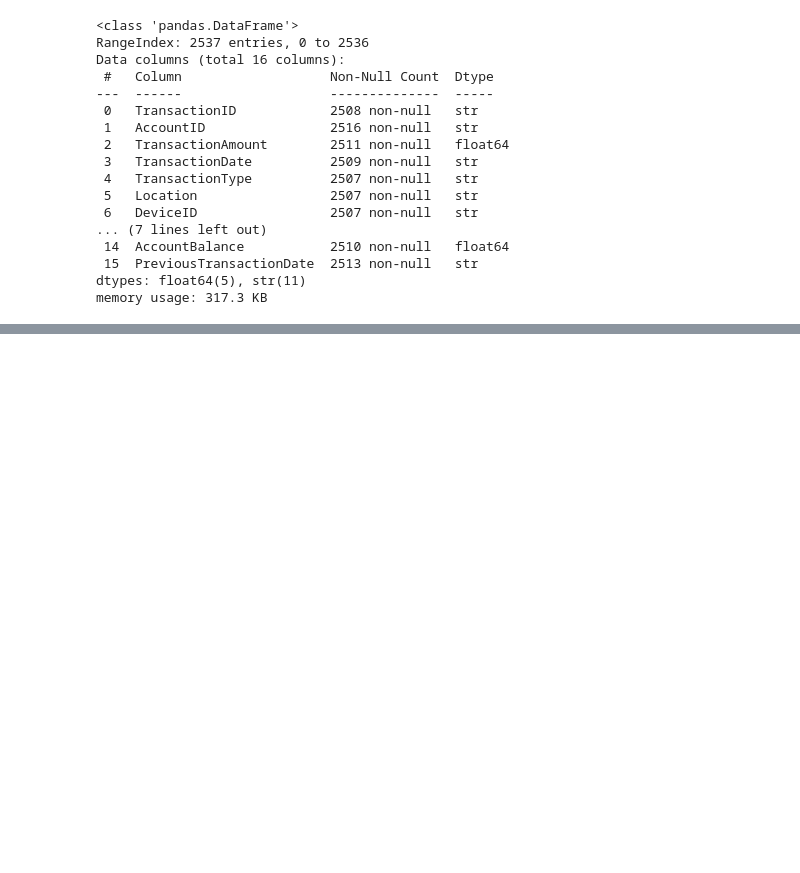
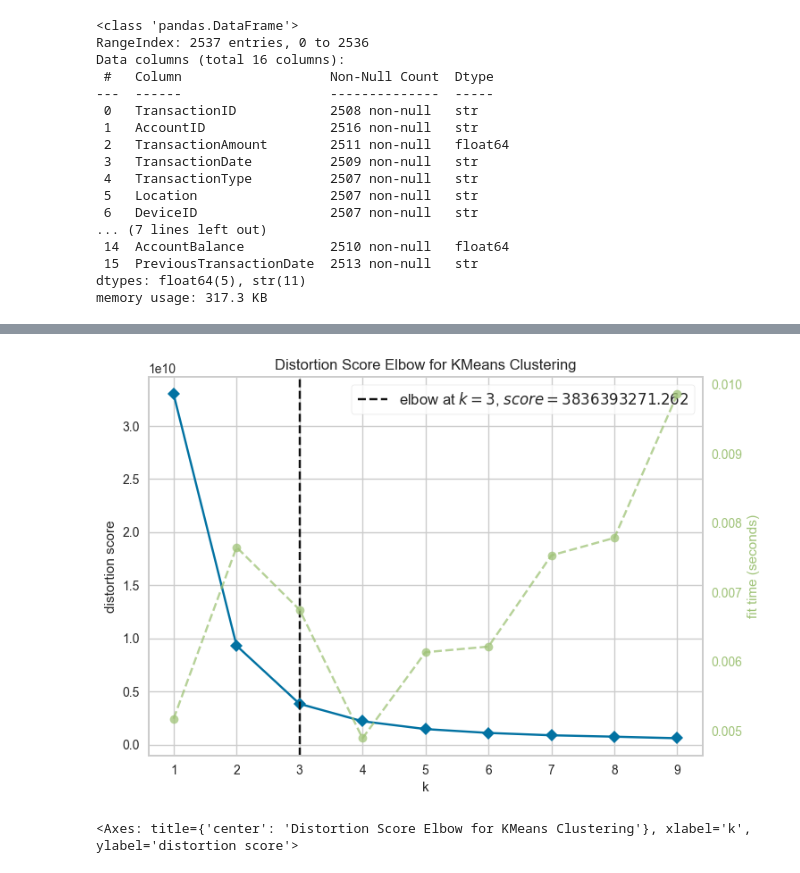
Before and after one commit to rafliandreansyah/bank_transactions, a Jupyter notebook: main.ipynb, the cells around one changed output, grey strips where cells are left out. Cells and saved outputs as stored; diff of their text form; code cells hidden in the pictures; blank space fills up the shorter version.

Commit message:
commit clustering

```diff
--- a/main.ipynb
+++ b/main.ipynb
@@ -224,0 +229,6 @@ for feature in numeric_features:
+# %%
+X = df_lencoder.values
+
+
+# Menampilkan data yang diambil dalam format DataFrame dengan nama kolom yang sesuai
+print(pd.DataFrame(X, columns=['Transaction Amount (k$)', 'Transaction Type', 'Location', 'Channel', 'Customer Age', 'Customer Occupation', 'Duration (Second)', 'Balance (k$)']))
@@ -224,0 +253,16 @@ for feature in numeric_features:
+# %%
+
+# Inisialisasi model KMeans tanpa parameter awal
+kmeans = KMeans()
+
+# Inisialisasi visualizer KElbow untuk menentukan jumlah cluster optimal
+visualizer = KElbowVisualizer(kmeans, k=(1, 10), force_model=True)
+
+# Fit visualizer dengan data untuk menemukan jumlah cluster optimal
+visualizer.fit(X)
+
+# Menampilkan grafik elbow untuk analisis
+visualizer.show()
+# %% [output]
+[figure, added]
+<Axes: title={'center': 'Distortion Score Elbow for KMeans Clustering'}, xlabel='k', ylabel='distortion score'>
```
Also changed, not shown: parts of 27 cells of this notebook, 1 other file.
